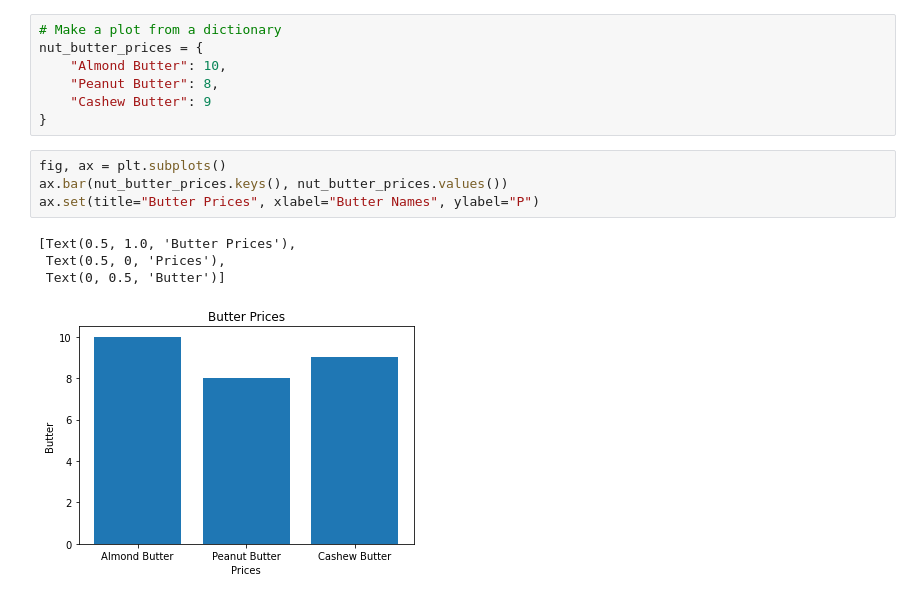
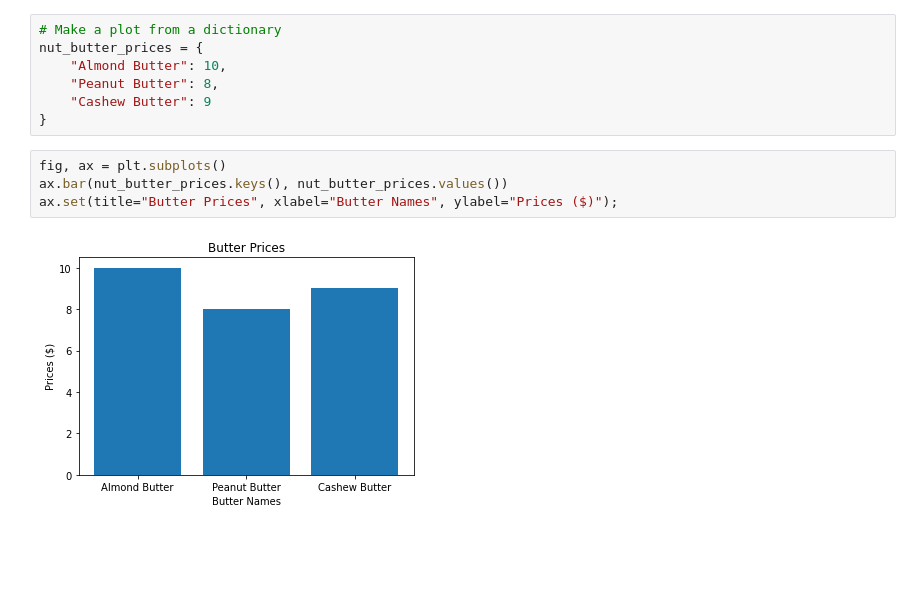
Before and after one commit to mainaliashish/ml-projects, a Jupyter notebook: matlab-practice/practice-matlab.ipynb, the cells around one changed output. Cells and saved outputs as stored; diff of their text form; blank space fills up the shorter version.

```diff
--- a/matlab-practice/practice-matlab.ipynb
+++ b/matlab-practice/practice-matlab.ipynb
@@ -110,9 +110,6 @@ nut_butter_prices = {
 # %%
 fig, ax = plt.subplots()
 ax.bar(nut_butter_prices.keys(), nut_butter_prices.values())
-ax.set(title="Butter Prices", xlabel="Butter Names", ylabel="P")
+ax.set(title="Butter Prices", xlabel="Butter Names", ylabel="Prices ($)");
 # %% [output]
-[Text(0.5, 1.0, 'Butter Prices'),
- Text(0.5, 0, 'Prices'),
- Text(0, 0.5, 'Butter')]
-[figure, old version]
+[figure, new version]
```
Also changed, not shown: parts of 4 cells of this notebook.
